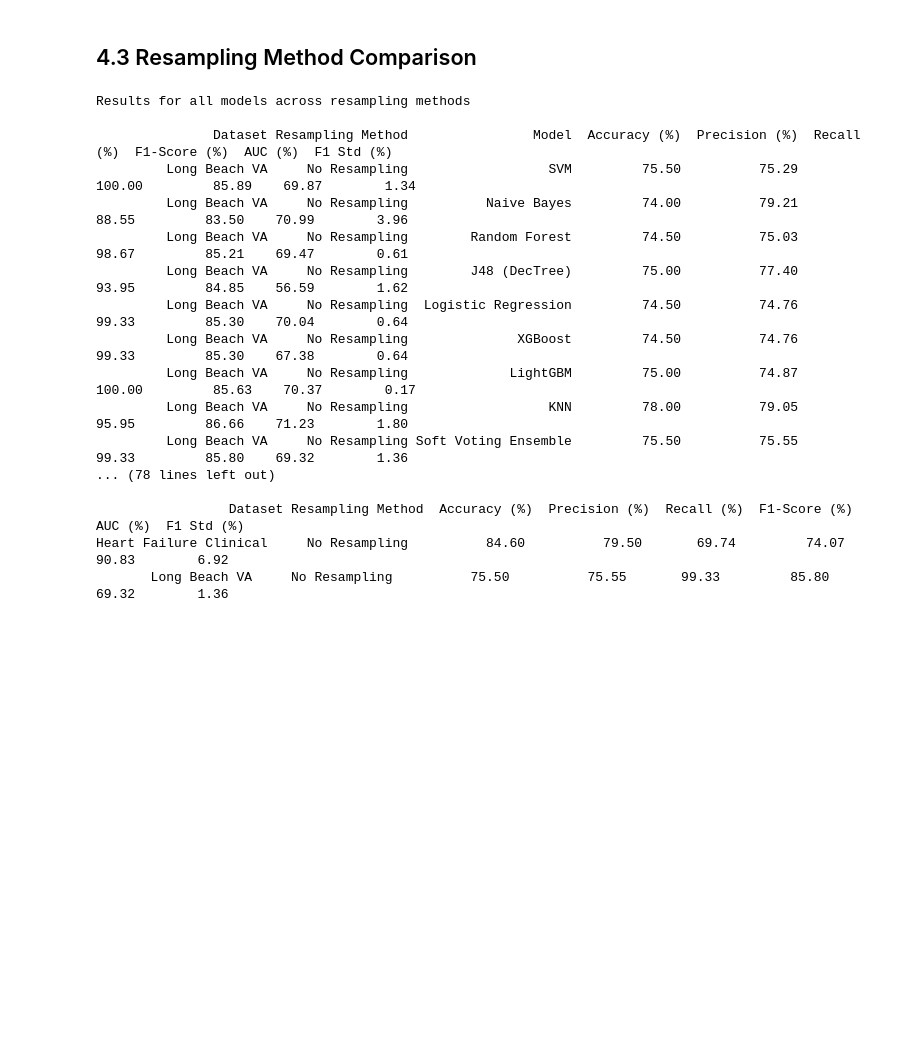
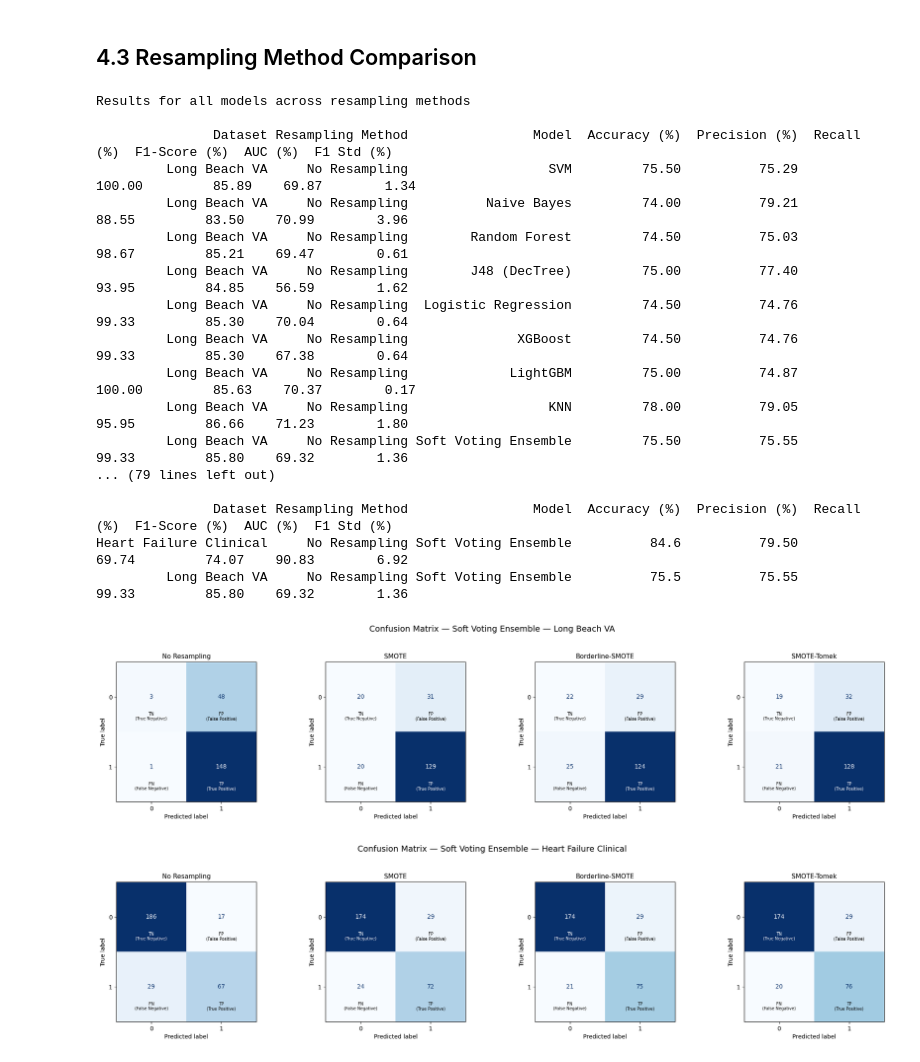
Before and after one commit to Krisnaaassss/explainable-heart-disease-classification-bayesian-soft-voting, a Jupyter notebook: Resampling_Dataset_Long_Beach_VA_and_Heart_Failure.ipynb, the cells around one changed output. Drawn from its saved outputs; the diff is of its cells as text; code cells hidden in the pictures; blank space fills up the shorter version.

Commit message:
add confusion matrix

```diff
--- a/Resampling_Dataset_Long_Beach_VA_and_Heart_Failure.ipynb
+++ b/Resampling_Dataset_Long_Beach_VA_and_Heart_Failure.ipynb
@@ -202,6 +204,10 @@ def run_nested_cv_baseline(X, y, dataset_name='', resampling_method='none', n_ba
         auc  = score['test_roc_auc']
         results[name] = {'acc': acc, 'prec': prec, 'rec': rec, 'f1': f1v, 'auc': auc}
 
+        y_pred_cv = cross_val_predict(bs, X, y, cv=outer_cv, n_jobs=-1)
+        cm = confusion_matrix(y, y_pred_cv)
+        results[name]['confusion_matrix'] = cm
+
         print(f'  {name:<22}'
               f' {acc.mean()*100:>7.2f}%'
               f' ±{acc.std()*100:.2f}'
@@ -384,6 +390,7 @@ def run_nested_cv_soft_voting(X, y, dataset_name='', resampling_method='none',
 
     accs, precs, recs, f1s, aucs = [], [], [], [], []
     fold_info = []
+    all_y_true_cm, all_y_pred_cm = [], []
 
     print(f'\n  Nested 5-Fold CV — Soft Voting [Bayesian Optimization] [{dataset_name}] | {get_resampling_label(resampling_method)}')
 
@@ -419,6 +426,8 @@ def run_nested_cv_soft_voting(X, y, dataset_name='', resampling_method='none',
 
         accs.append(acc); precs.append(prec); recs.append(rec)
         f1s.append(f1v); aucs.append(auc)
+        all_y_true_cm.extend(np.asarray(y_te).tolist())
+        all_y_pred_cm.extend(np.asarray(y_pred).tolist())
         fold_info.append({'base_params': best_params, 'weights': best_weights,
                           'f1_inner_oof': best_f1_inner})
 
@@ -439,8 +448,10 @@ def run_nested_cv_soft_voting(X, y, dataset_name='', resampling_method='none',
           f' {f1v.mean()*100:>7.2f}%'
           f' {auc.mean()*100:>7.2f}%')
 
+    cm = confusion_matrix(all_y_true_cm, all_y_pred_cm)
+
     return {'acc': acc, 'prec': prec, 'rec': rec, 'f1': f1v, 'auc': auc,
-            'fold_info': fold_info}
+            'fold_info': fold_info,'confusion_matrix': cm}
 
 print('Soft Voting Ensemble functions initialized.')
 # %% [output]
@@ -778,8 +786,58 @@ Results for all models across resampling methods
          Long Beach VA     No Resampling             LightGBM         75.00          74.87      100.00         85.63    70.37        0.17
          Long Beach VA     No Resampling                  KNN         78.00          79.05       95.95         86.66    71.23        1.80
          Long Beach VA     No Resampling Soft Voting Ensemble         75.50          75.55       99.33         85.80    69.32        1.36
-... (78 lines left out)
+... (79 lines left out)
 
-                 Dataset Resampling Method  Accuracy (%)  Precision (%)  Recall (%)  F1-Score (%)  AUC (%)  F1 Std (%)
-Heart Failure Clinical     No Resampling          84.60          79.50       69.74         74.07    90.83        6.92
-       Long Beach VA     No Resampling          75.50          75.55       99.33         85.80    69.32        1.36
+               Dataset Resampling Method                Model  Accuracy (%)  Precision (%)  Recall (%)  F1-Score (%)  AUC (%)  F1 Std (%)
+Heart Failure Clinical     No Resampling Soft Voting Ensemble          84.6          79.50       69.74         74.07    90.83        6.92
+         Long Beach VA     No Resampling Soft Voting Ensemble          75.5          75.55       99.33         85.80    69.32        1.36
+# %%
+import matplotlib.pyplot as plt
+import numpy as np
+
+# Label kuadran (asumsi kelas 0 = Negatif, 1 = Positif — cek urutan label aktual di dataset kamu)
+label_names = np.array([['TN\n(True Negative)', 'FP\n(False Positive)'],
+                         ['FN\n(False Negative)', 'TP\n(True Positive)']])
+
+def plot_cm_per_resampling(summary, model_name='Soft Voting Ensemble'):
+    dataset_name = summary['dataset']
+    experiments = summary['experiments']
+
+    resampling_order = ['No Resampling', 'SMOTE', 'Borderline-SMOTE', 'SMOTE-Tomek']
+    available = [r for r in resampling_order
+                 if r in experiments and model_name in experiments[r]['results']
+                 and 'confusion_matrix' in experiments[r]['results'][model_name]]
+
+    if not available:
+        print(f'Tidak ada confusion matrix untuk model "{model_name}" di dataset "{dataset_name}". '
+              f'Pastikan cell evaluate_dataset sudah dijalankan ulang setelah patch confusion matrix ditambahkan.')
+        return
+
+    fig, axes = plt.subplots(1, len(available), figsize=(5 * len(available), 4.5))
+    if len(available) == 1:
+        axes = [axes]
+
+    for ax, resampling_label in zip(axes, available):
+        cm = experiments[resampling_label]['results'][model_name]['confusion_matrix']
+        disp = ConfusionMatrixDisplay(confusion_matrix=cm)
+        disp.plot(ax=ax, cmap='Blues', colorbar=False)
+        ax.set_title(resampling_label, fontsize=11)
+
+        # Label TN/FP/FN/TP di setiap kotak
+        for i in range(2):
+            for j in range(2):
+                ax.text(j, i + 0.28, label_names[i, j],
+                         ha='center', va='center', fontsize=7,
+                         color='black' if cm[i, j] < cm.max() / 2 else 'white')
+
+    fig.suptitle(f'Confusion Matrix — {model_name} — {dataset_name}', fontsize=14, y=1.05)
+    plt.tight_layout()
+    plt.show()
+
+
+# Panggil untuk kedua dataset (default: Soft Voting Ensemble)
+for s in [summary_va, summary_hf]:
+    plot_cm_per_resampling(s, model_name='Soft Voting Ensemble')
+# %% [output]
+[figure, added]
+[figure, added]
```
Also changed, not shown: parts of 6 cells of this notebook.
